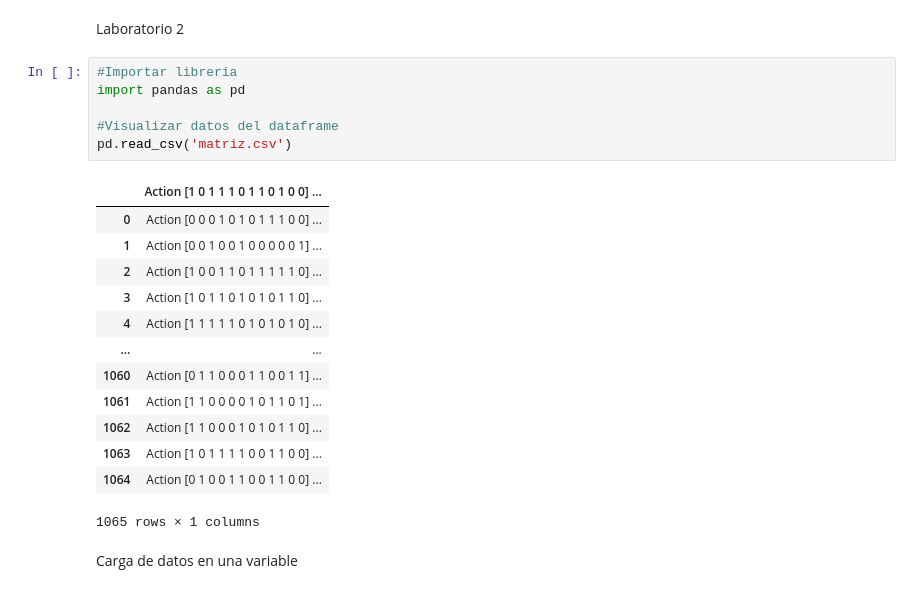
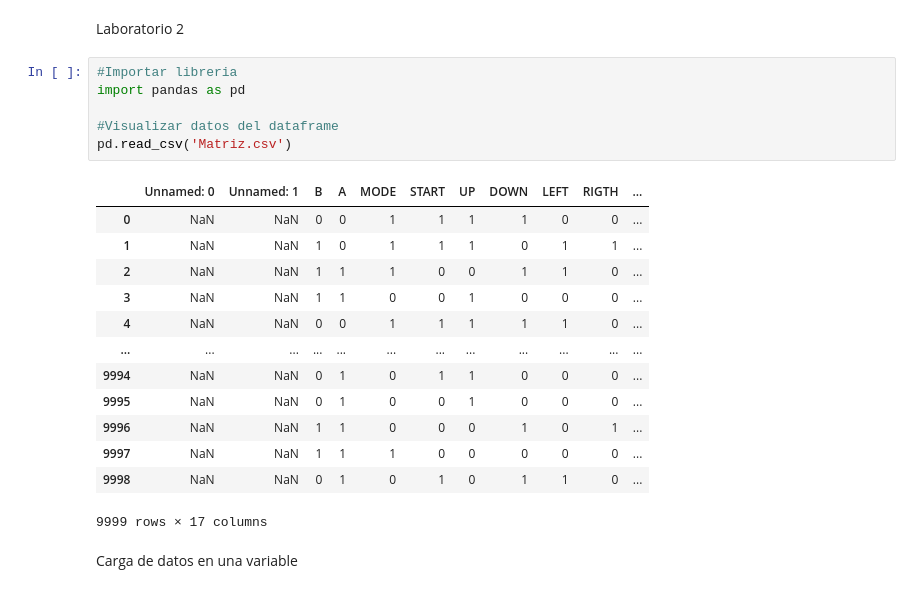
Before and after one commit to JorgeARuizC/lab1, a Jupyter notebook: Lab2_Jorge_Ruiz.ipynb, the cells around one changed output. Saved outputs shown, nothing was run; the diff lists cells and outputs as text.

```diff
--- a/Lab2_Jorge_Ruiz.ipynb
+++ b/Lab2_Jorge_Ruiz.ipynb
@@ -5,23 +5,23 @@ Laboratorio 2
 # %%
 #Importar libreria
 import pandas as pd
 
 #Visualizar datos del dataframe
-pd.read_csv('matriz.csv')
+pd.read_csv('Matriz.csv')
 # %% [output]
-|  | Action [1 0 1 1 1 0 1 1 0 1 0 0] ... |
-| 0 | Action [0 0 0 1 0 1 0 1 1 1 0 0] ... |
-| 1 | Action [0 0 1 0 0 1 0 0 0 0 0 1] ... |
-| 2 | Action [1 0 0 1 1 0 1 1 1 1 1 0] ... |
-| 3 | Action [1 0 1 1 0 1 0 1 0 1 1 0] ... |
-| 4 | Action [1 1 1 1 1 0 1 0 1 0 1 0] ... |
-| ... | ... |
-| 1060 | Action [0 1 1 0 0 0 1 1 0 0 1 1] ... |
-| 1061 | Action [1 1 0 0 0 0 1 0 1 1 0 1] ... |
-| 1062 | Action [1 1 0 0 0 1 0 1 0 1 1 0] ... |
-| 1063 | Action [1 0 1 1 1 1 0 0 1 1 0 0] ... |
-| 1064 | Action [0 1 0 0 1 1 0 0 1 1 0 0] ... |
+|  | Unnamed: 0 | Unnamed: 1 | B | A | MODE | START | UP | DOWN | LEFT | RIGTH | ... |
+| 0 | NaN | NaN | 0 | 0 | 1 | 1 | 1 | 1 | 0 | 0 | ... |
+| 1 | NaN | NaN | 1 | 0 | 1 | 1 | 1 | 0 | 1 | 1 | ... |
+| 2 | NaN | NaN | 1 | 1 | 1 | 0 | 0 | 1 | 1 | 0 | ... |
+| 3 | NaN | NaN | 1 | 1 | 0 | 0 | 1 | 0 | 0 | 0 | ... |
+| 4 | NaN | NaN | 0 | 0 | 1 | 1 | 1 | 1 | 1 | 0 | ... |
+| ... | ... | ... | ... | ... | ... | ... | ... | ... | ... | ... | ... |
+| 9994 | NaN | NaN | 0 | 1 | 0 | 1 | 1 | 0 | 0 | 0 | ... |
+| 9995 | NaN | NaN | 0 | 1 | 0 | 0 | 1 | 0 | 0 | 0 | ... |
+| 9996 | NaN | NaN | 1 | 1 | 0 | 0 | 0 | 1 | 0 | 1 | ... |
+| 9997 | NaN | NaN | 1 | 1 | 1 | 0 | 0 | 0 | 0 | 0 | ... |
+| 9998 | NaN | NaN | 0 | 1 | 0 | 1 | 0 | 1 | 1 | 0 | ... |
-1065 rows × 1 columns
+9999 rows × 17 columns
 # %% [markdown]
 Carga de datos en una variable
 # %%
```
Also changed, not shown: parts of 5 cells of this notebook.
